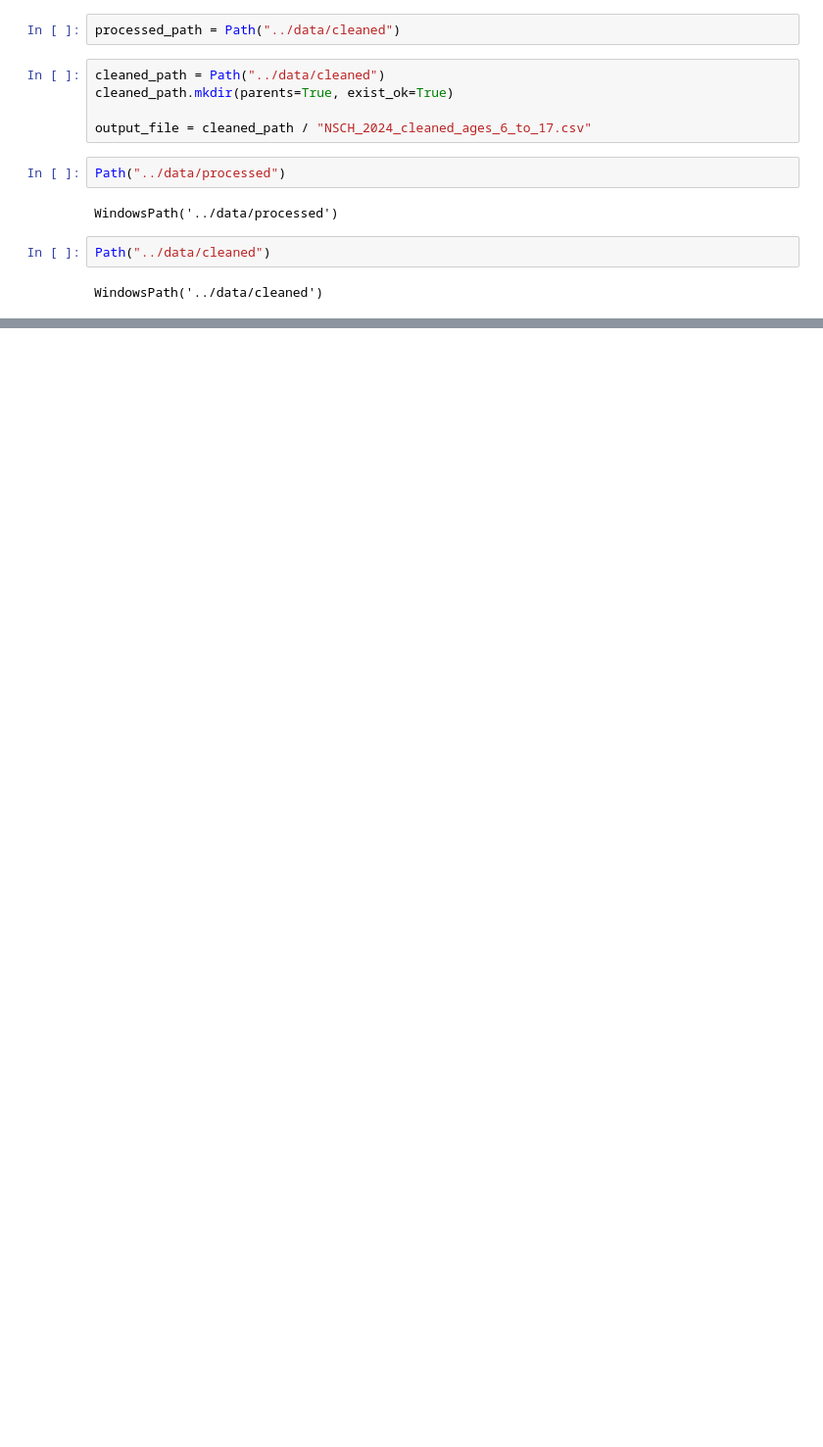
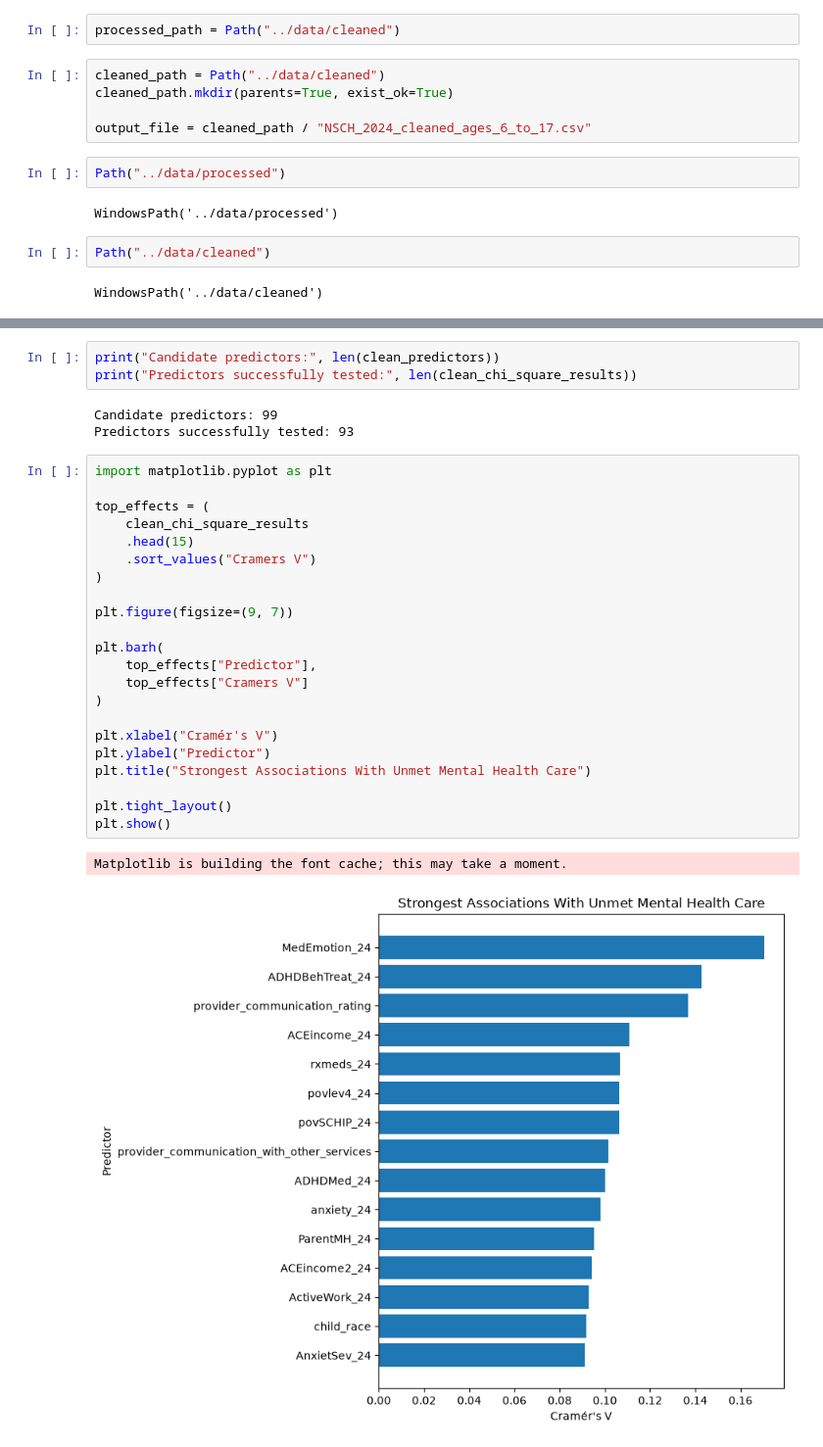
Before and after one commit to asarathy94/pediatric-mental-health-analysis, a Jupyter notebook: notebooks/01_data_exploration.ipynb, the cells around one changed output, grey strips where cells are left out. Shown at 98% size. Saved outputs shown, nothing was run; the diff lists cells and outputs as text; blank space fills up the shorter version.

```diff
--- a/notebooks/01_data_exploration.ipynb
+++ b/notebooks/01_data_exploration.ipynb
@@ -3593,0 +4866,31 @@ display(summary_table)
+# %%
+print("Candidate predictors:", len(clean_predictors))
+print("Predictors successfully tested:", len(clean_chi_square_results))
+# %% [output]
+Candidate predictors: 99
+Predictors successfully tested: 93
+# %%
+import matplotlib.pyplot as plt
+
+top_effects = (
+    clean_chi_square_results
+    .head(15)
+    .sort_values("Cramers V")
+)
+
+plt.figure(figsize=(9, 7))
+
+plt.barh(
+    top_effects["Predictor"],
+    top_effects["Cramers V"]
+)
+
+plt.xlabel("Cramér's V")
+plt.ylabel("Predictor")
+plt.title("Strongest Associations With Unmet Mental Health Care")
+
+plt.tight_layout()
+plt.show()
+# %% [output]
+Matplotlib is building the font cache; this may take a moment.
+[figure, added]
```
Also changed, not shown: parts of 79 cells of this notebook, 1 other file.
